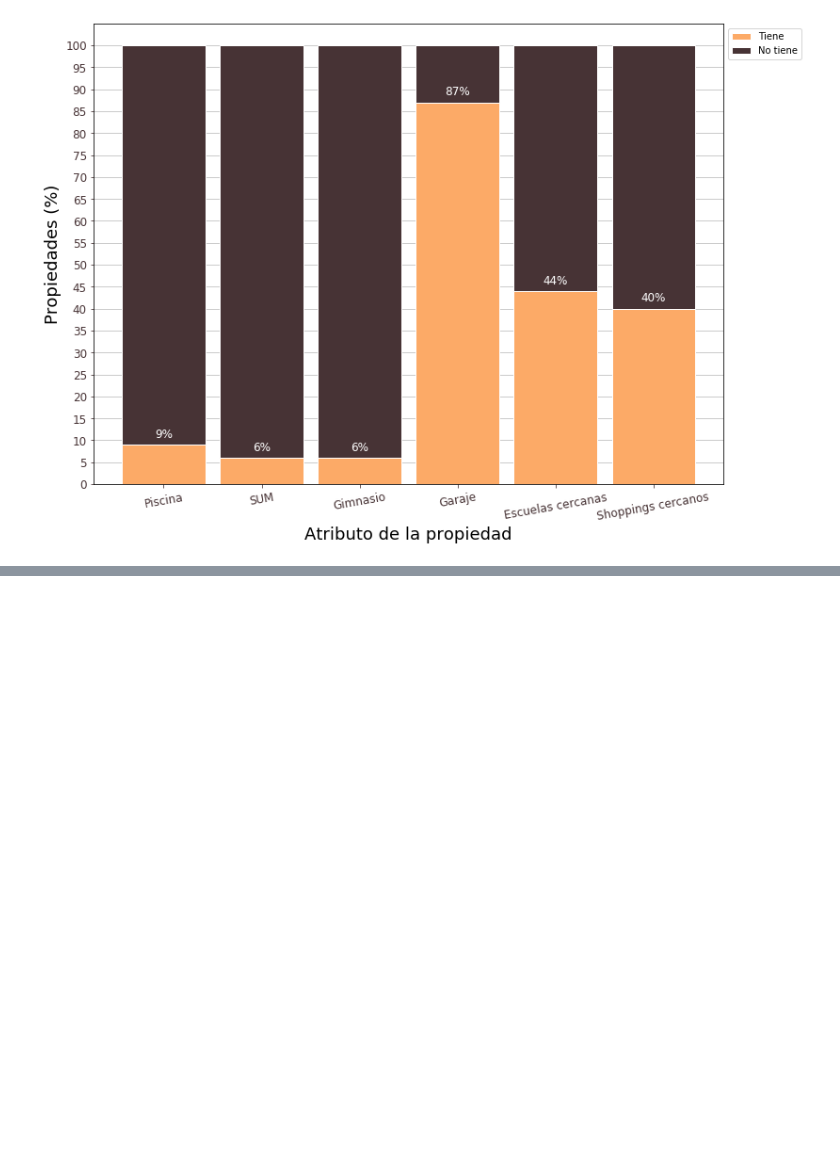
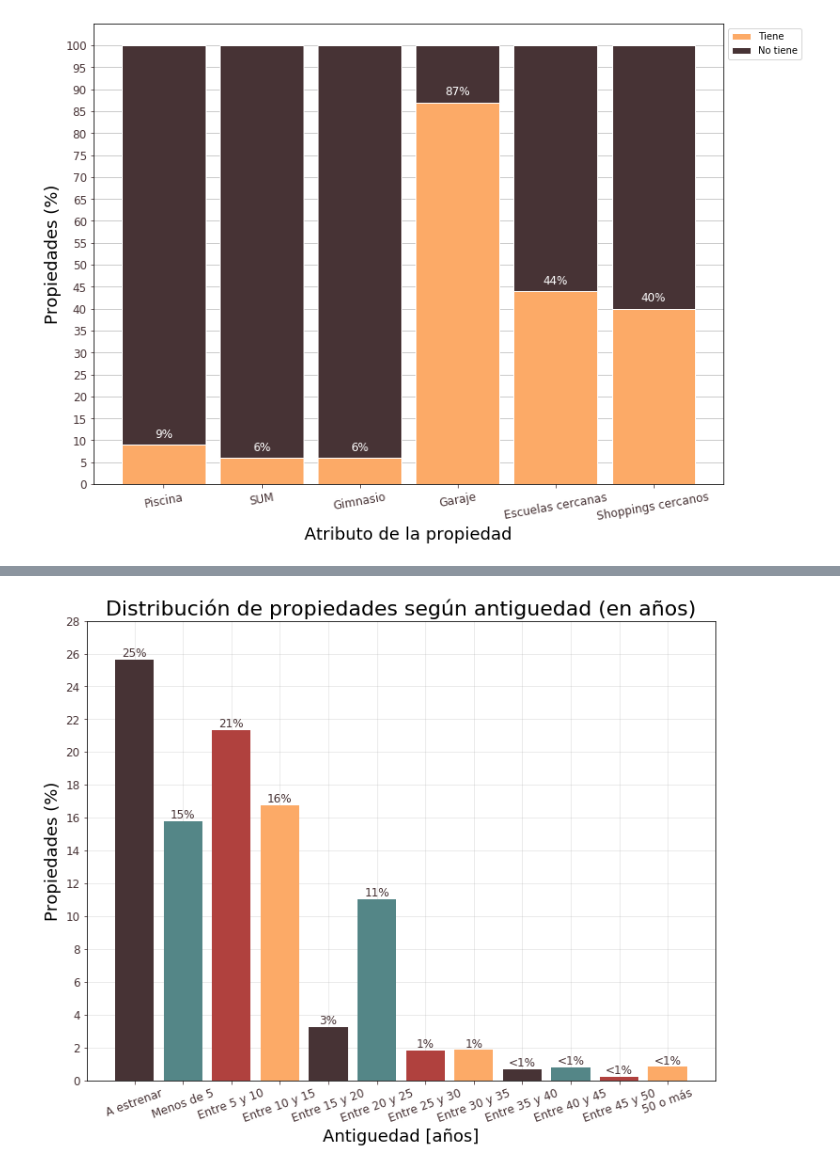
Before and after one commit to nicomatex/datos_tp1_2c2019, a Jupyter notebook: notebooks/Distribucion de variables/distribucion de variables.ipynb, the cells around one changed output, grey strips where cells are left out. Saved outputs shown, nothing was run; the diff lists cells and outputs as text; code cells hidden in the pictures; blank space fills up the shorter version.

```diff
--- a/notebooks/Distribucion de variables/distribucion de variables.ipynb
+++ b/notebooks/Distribucion de variables/distribucion de variables.ipynb
@@ -183,0 +302,10 @@ plt.savefig("atributos porcentuales.png", transparent=True, bbox_inches='tight')
+# %%
+p4.index = p4.index.map(parsear_antiguedad_1)
+p4 = p4.to_frame().reset_index().rename(columns={'index':'antiguedad', 'antiguedad':'cantidad'})
+# %%
+p4=p4.groupby('antiguedad').sum().reset_index()
+# %%
+p4['antiguedad'] = p4['antiguedad'].map(parsear_antiguedad_2)
+# %%
+p4['porcentual'] = p4['cantidad'].map(lambda x: (x/(p4['cantidad'].sum()))*100)
+p4['label'] = p4['porcentual'].map(lambda x: '<1%' if (int(x)==0) else str(int(x))+'%')
@@ -183,0 +328,34 @@ plt.savefig("atributos porcentuales.png", transparent=True, bbox_inches='tight')
+# %%
+plt.rc('axes', axisbelow=True)
+plt.figure(figsize=(12,9))
+plt.ticklabel_format(style='plain')
+
+# plot
+ja = plt.bar(x=p4['antiguedad'], height=p4['porcentual'], color=[marron, azul, rojo, amarillo])
+
+plt.title('Distribución de propiedades según antiguedad (en años)', fontsize=22)
+plt.xlabel("Antiguedad [años]", fontsize=18)
+plt.ylabel("Propiedades (%)", fontsize=18)
+plt.xticks(rotation=20)
+plt.yticks(np.arange(0, 30, step=2))
+
+plt.grid(axis='both')
+plt.tick_params(colors=marron, grid_alpha=0.3, labelsize=12)
+
+
+
+# Make some labels.
+rectss = ja.patches
+
+i=0
+for rect in rectss:
+    height = rect.get_height()
+    labell = p4['label'][i]
+    i += 1
+    plt.text(rect.get_x() + rect.get_width() / 2, height, labell, ha='center', va='bottom',
+            color=marron, size=12)
+
+
+plt.savefig("antiguedad.png", transparent=True, bbox_inches='tight')
+# %% [output]
+[figure, added]
```
Also changed, not shown: parts of 23 cells of this notebook, 1 other file.
